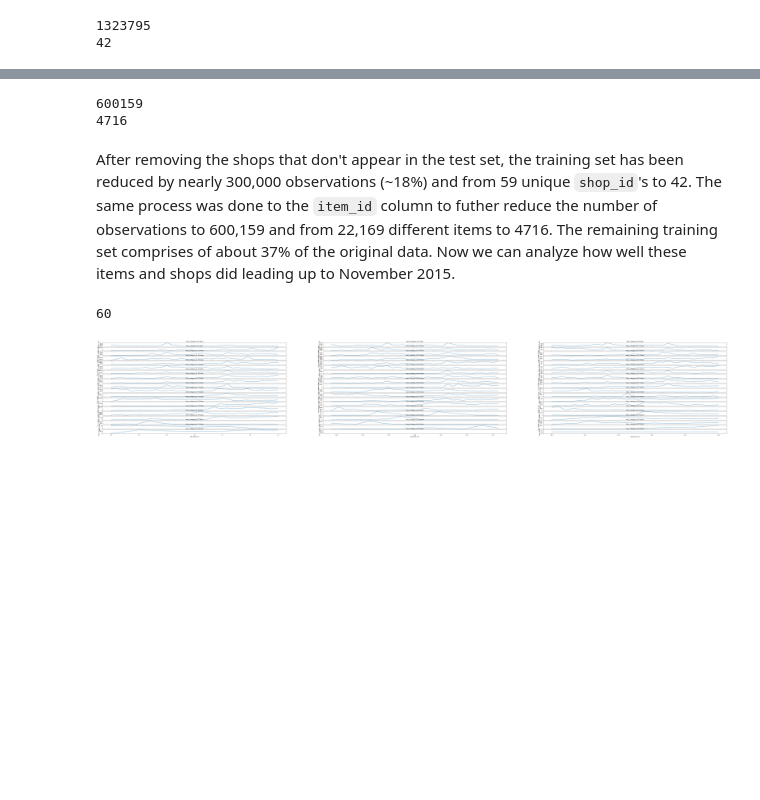
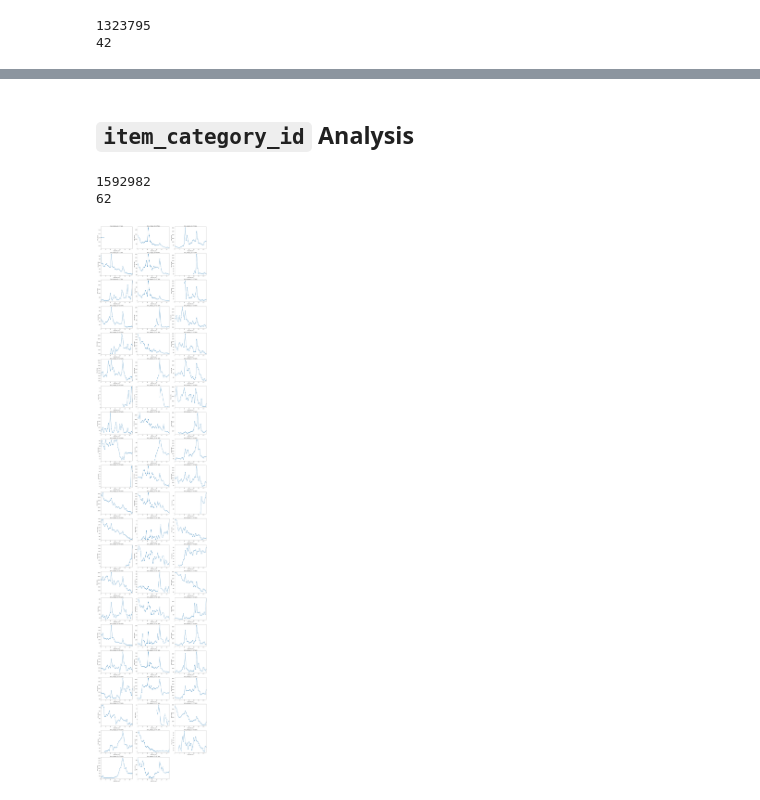
Before and after one commit to curtishiga/Predict_Fututre_Sales, a Jupyter notebook: EDA/EDA.ipynb, the cells around one changed output, grey strips where cells are left out. Drawn from its saved outputs; the diff is of its cells as text; code cells hidden in the pictures; blank space fills up the shorter version.

Commit message:
Plotted sum of item_cnt_day per month by shop_id and item_category_id

```diff
--- a/EDA/EDA.ipynb
+++ b/EDA/EDA.ipynb
@@ -72,0 +77,20 @@ print(len(sales_train_filtered['shop_id'].unique()))
+# %%
+# Sum item_cnt_day in sales_train_filtered by date and shop_id
+sales_train_shop_grouped = sales_train_filter_shops[['date_block_num', 'item_cnt_day', 'shop_id']].groupby(['date_block_num', 'shop_id']).sum()
+
+sales_train_shop_grouped.reset_index(inplace=True)
+# %%
+# Plot total item_cnt_day per date_block_num by shop_id
+_ = plt.figure(figsize=(20,75))
+for i in range(len(sales_train_shop_grouped['shop_id'].unique())):
+    shop = sorted(sales_train_shop_grouped['shop_id'].unique())[i]
+    shop_sales = sales_train_shop_grouped[sales_train_shop_grouped['shop_id'] == shop]
+
+    _ = plt.subplot(14, 3, i+1)
+    _ = plt.plot(shop_sales['date_block_num'], shop_sales['item_cnt_day'], marker='o')
+    _ = plt.title('shop_id = %i Sales' %shop)
+    _ = plt.xlabel('date_block_num')
+    _ = plt.ylabel('item_cnt_day')
+    _ = plt.xlim(0, 33)
+
+_ = plt.tight_layout()
@@ -73,20 +99,20 @@ print(len(sales_train_filtered['shop_id'].unique()))
+# %% [markdown]
+## ``item_category_id`` Analysis
 # %%
 # Remove item_id not found in test set from train set
 ## Obtain list of item_id in test set
-test_items = sales_test['item_id'].unique()
+test_item_cats = sales_test['item_category_id'].unique()
 
 ## Filter out item_id not in test_shops
-sales_train_filtered = sales_train_filtered[sales_train['item_id'].isin(test_items)]
+sales_train_filter_cats = sales_train[sales_train['item_category_id'].isin(test_item_cats)]
 
-print(len(sales_train_filtered))
-print(len(sales_train_filtered['item_id'].unique()))
+print(len(sales_train_filter_cats))
+print(len(sales_train_filter_cats['item_category_id'].unique()))
 # %% [output]
-600159
-4716
+1592982
+62
-# %% [markdown]
-After removing the shops that don't appear in the test set, the training set has been reduced by nearly 300,000 observations (~18%) and from 59 unique ``shop_id``'s to 42. The same process was done to the ``item_id`` column to futher reduce the number of observations to 600,159 and from 22,169 different items to 4716. The remaining training set comprises of about 37% of the original data. Now we can analyze how well these items and shops did leading up to November 2015.
 # %%
 # Sum item_cnt_day in sales_train_filtered by date and item_category_id
-sales_train_cat_grouped = sales_train_filtered[['date_block_num', 'item_cnt_day', 'item_category_id']].groupby(['date_block_num', 'item_category_id']).sum()
+sales_train_cat_grouped = sales_train_filter_cats[['date_block_num', 'item_cnt_day', 'item_category_id']].groupby(['date_block_num', 'item_category_id']).sum()
 
 sales_train_cat_grouped.reset_index(inplace=True)
@@ -98,17 +119,16 @@ sales_train_shop_grouped.reset_index(inplace=True)
-# %%
-len(sales_train_cat_grouped['item_category_id'].unique())
-# %% [output]
-60
 # %%
-_ = plt.figure(figsize=(,15))
+_ = plt.figure(figsize=(20,100))
 for i in range(len(sales_train_cat_grouped['item_category_id'].unique())):
-    item_cat = sales_train_cat_grouped['item_category_id'].unique()[i]
+    item_cat = sorted(sales_train_cat_grouped['item_category_id'].unique())[i]
     item_cat_sales = sales_train_cat_grouped[sales_train_cat_grouped['item_category_id'] == item_cat]
 
-    _ = plt.subplot(20, 3, i+1)
-    _ = plt.plot(item_cat_sales['date_block_num'], item_cat_sales['item_cnt_day'])
-    _ = plt.title('item_category_id %i Sales' %item_cat)
+    _ = plt.subplot(21, 3, i+1)
+    _ = plt.plot(item_cat_sales['date_block_num'], item_cat_sales['item_cnt_day'], marker='o')
+    _ = plt.title('item_category_id = %i Sales' %item_cat)
     _ = plt.xlabel('date_block_num')
     _ = plt.ylabel('item_cnt_day')
+    _ = plt.xlim(0, 33)
+
+_ = plt.tight_layout()
 # %% [output]
-[figure, old version]
+[figure, new version]
```
Also changed, not shown: parts of 9 cells of this notebook.
